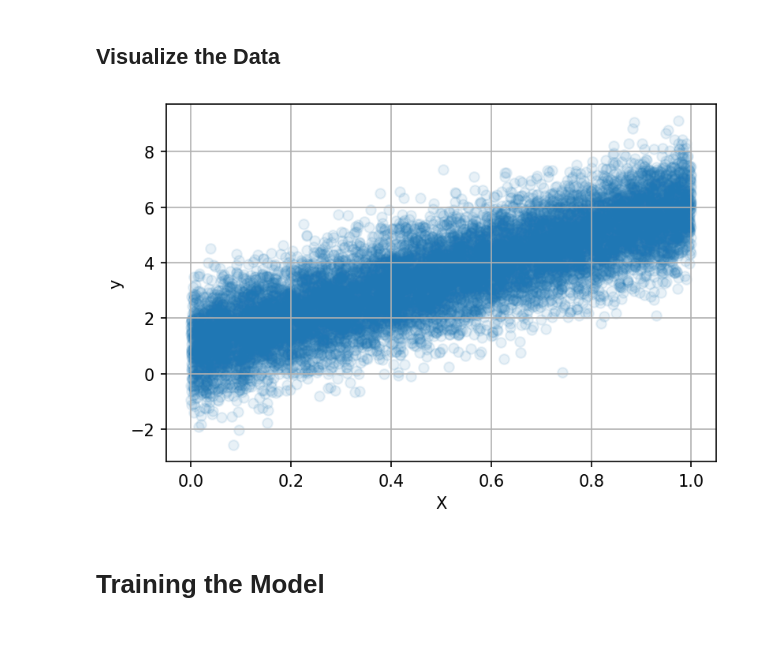
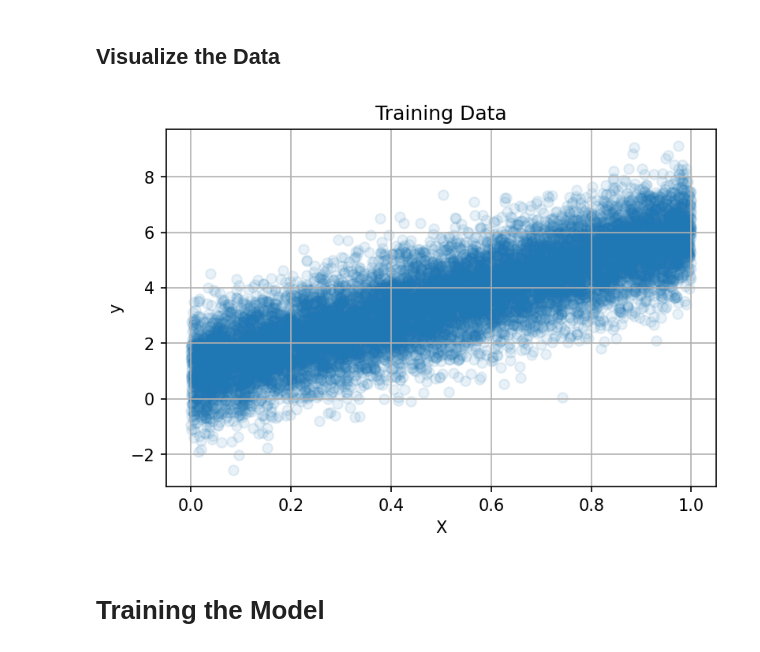
Before and after one commit to tqrahman/deep_learning, a Jupyter notebook: Types_of_Gradient_Descent.ipynb, the cells around one changed output. Drawn from its saved outputs; the diff is of its cells as text; code cells hidden in the pictures.

```diff
--- a/Types_of_Gradient_Descent.ipynb
+++ b/Types_of_Gradient_Descent.ipynb
@@ -84,12 +84,13 @@ True b: 1.0
 # %%
 # Plotting the data
 
 plt.scatter(X_train, y_train, alpha=0.1)
+plt.title('Training Data')
 plt.xlabel('X')
 plt.ylabel('y')
 plt.grid()
 # %% [output]
-[figure, old version]
+[figure, new version]
 # %% [markdown]
 # Training the Model
 # %% [markdown]
```
Also changed, not shown: parts of 25 cells of this notebook.
